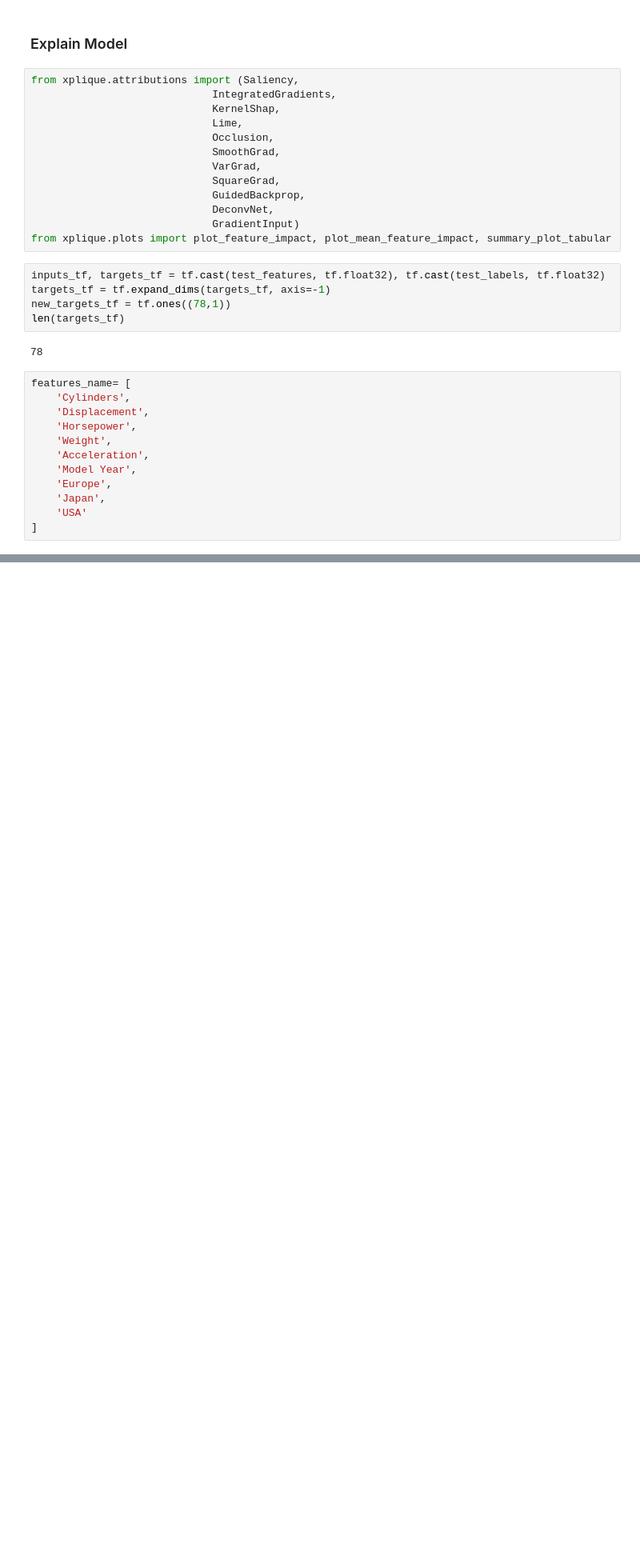
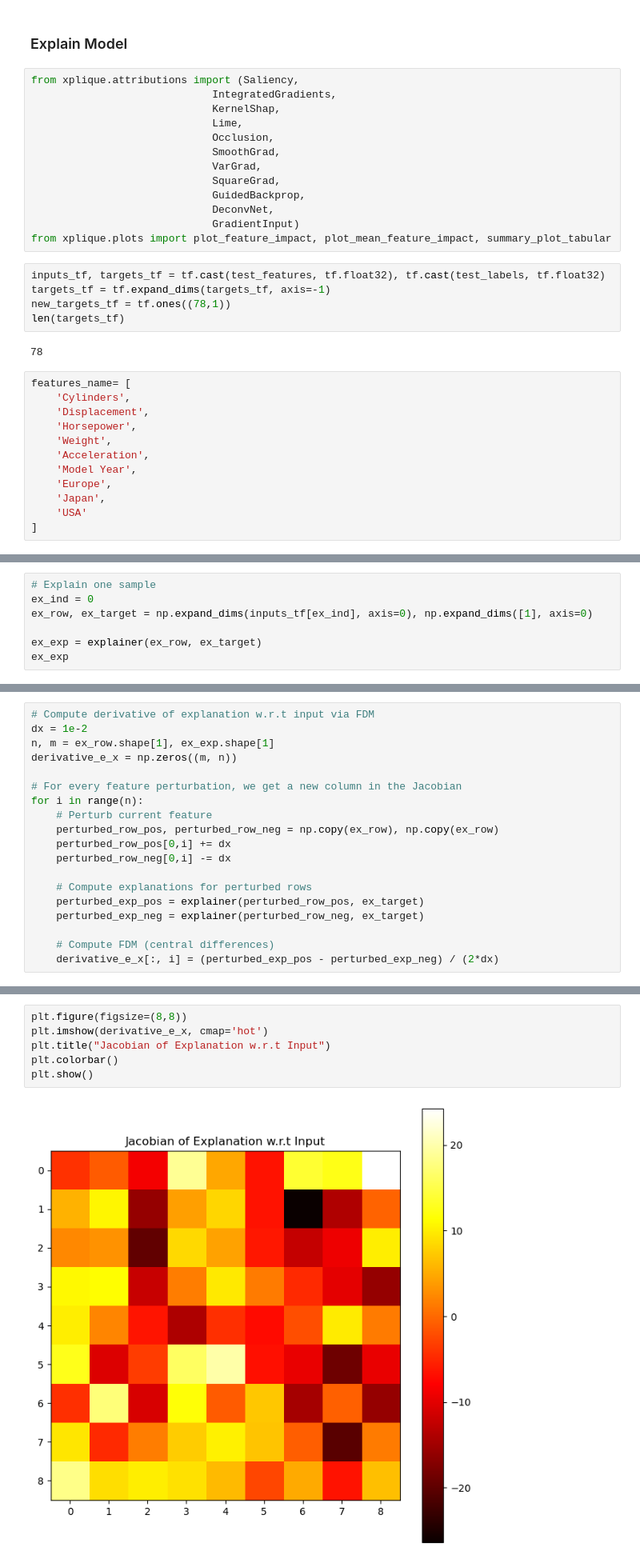
Before and after one commit to TeodorChiaburu/UXAI, a Jupyter notebook: Input_Perturbation_Tabular.ipynb, the cells around one changed output, grey strips where cells are left out. Shown at 80% size. Cells and saved outputs as stored; diff of their text form; blank space fills up the shorter version.

```diff
--- a/Input_Perturbation_Tabular.ipynb
+++ b/Input_Perturbation_Tabular.ipynb
@@ -174,0 +189,7 @@ plt.show()
+# %%
+# Explain one sample
+ex_ind = 0
+ex_row, ex_target = np.expand_dims(inputs_tf[ex_ind], axis=0), np.expand_dims([1], axis=0)
+
+ex_exp = explainer(ex_row, ex_target)
+ex_exp
@@ -174,0 +200,19 @@ plt.show()
+# %%
+# Compute derivative of explanation w.r.t input via FDM
+dx = 1e-2
+n, m = ex_row.shape[1], ex_exp.shape[1]
+derivative_e_x = np.zeros((m, n))
+
+# For every feature perturbation, we get a new column in the Jacobian
+for i in range(n):
+    # Perturb current feature
+    perturbed_row_pos, perturbed_row_neg = np.copy(ex_row), np.copy(ex_row)
+    perturbed_row_pos[0,i] += dx
+    perturbed_row_neg[0,i] -= dx
+
+    # Compute explanations for perturbed rows
+    perturbed_exp_pos = explainer(perturbed_row_pos, ex_target)
+    perturbed_exp_neg = explainer(perturbed_row_neg, ex_target)
+
+    # Compute FDM (central differences)
+    derivative_e_x[:, i] = (perturbed_exp_pos - perturbed_exp_neg) / (2*dx)
@@ -174,0 +237,8 @@ plt.show()
+# %%
+plt.figure(figsize=(8,8))
+plt.imshow(derivative_e_x, cmap='hot')
+plt.title("Jacobian of Explanation w.r.t Input")
+plt.colorbar()
+plt.show()
+# %% [output]
+[figure, added]
```
Also changed, not shown: parts of 23 cells of this notebook, 1 other file.
